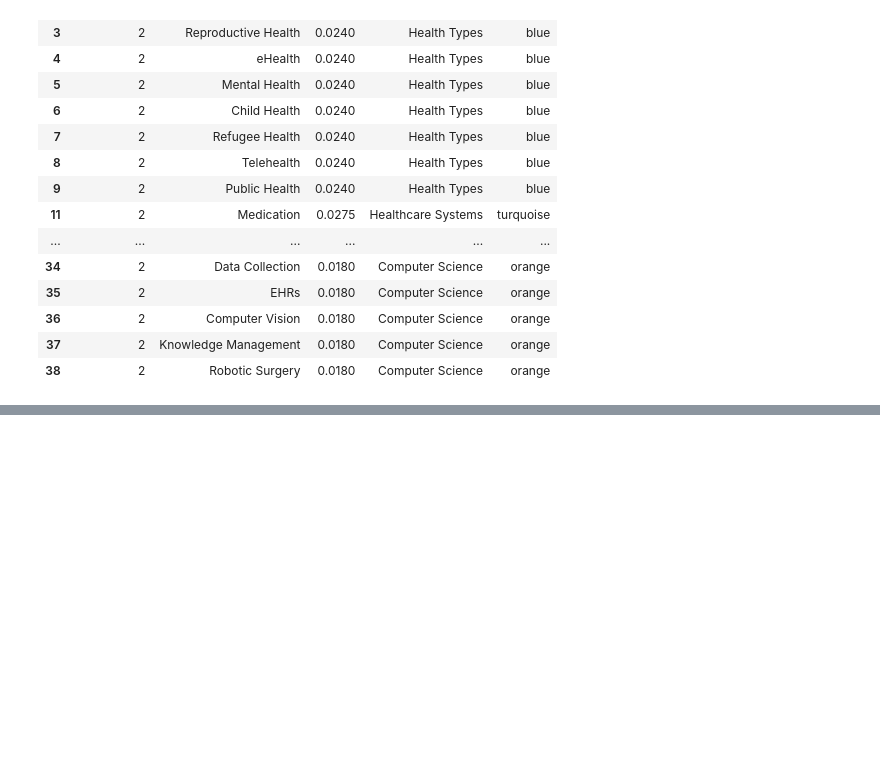
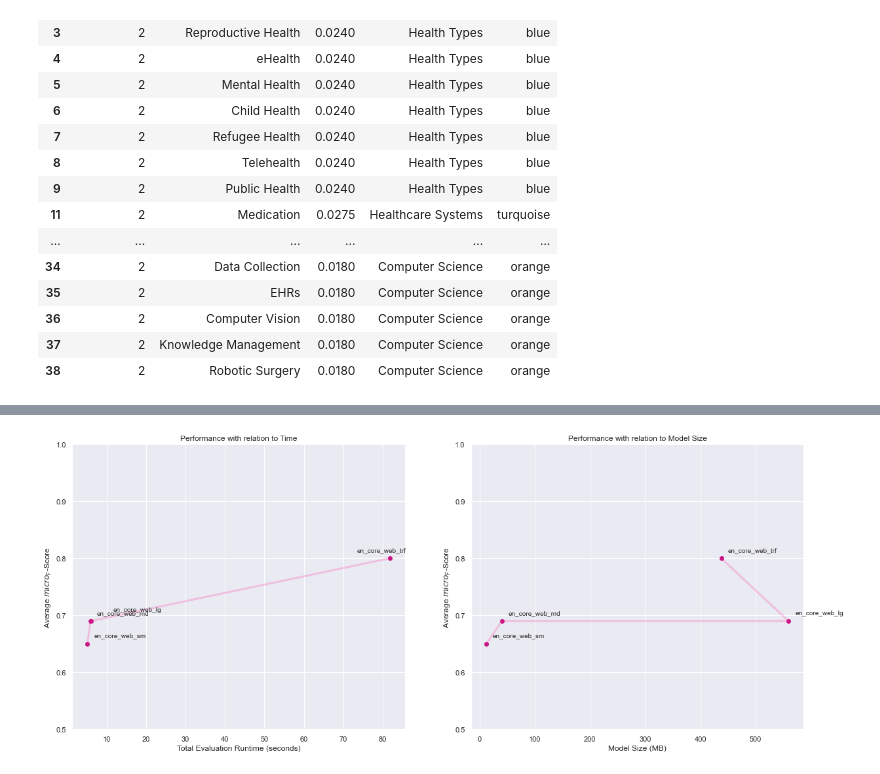
Before and after one commit to mrgeooo14/UNIGE-Master-Thesis, a Jupyter notebook: word2vec Tag Discovery/heatmap.ipynb, the cells around one changed output, grey strips where cells are left out. Saved outputs shown, nothing was run; the diff lists cells and outputs as text; code cells hidden in the pictures; blank space fills up the shorter version.

```diff
--- a/word2vec Tag Discovery/heatmap.ipynb
+++ b/word2vec Tag Discovery/heatmap.ipynb
@@ -77,0 +98,44 @@ plt.show()
+# %%
+x = [5.1007, 5.8665, 5.9935, 81.7565]
+x_size = [12, 40, 560, 438]
+org = [0.69, 0.72, 0.72, 0.81]
+gpe = [0.74, 0.79, 0.79, 0.80]
+recall = [0.66, 0.68, 0.68, 0.80]
+f_score = [0.65, 0.69, 0.69, 0.80]
+
+annotations = ['en_core_web_sm', 'en_core_web_md', 'en_core_web_lg', 'en_core_web_trf']
+
+
+fig, axs = plt.subplots(nrows = 1, ncols = 2, figsize=(20, 8))
+
+axs[0].scatter(x, f_score, color = 'mediumvioletred')
+axs[0].plot(x, f_score, linewidth = 3, alpha = 0.2, color = 'deeppink')
+axs[0].set_title('Performance with relation to Time')
+axs[0].set_xlabel('Total Evaluation Runtime (seconds)')
+axs[0].set_ylabel(r'Average $micro_F$-Score')
+axs[0].set_ylim(0.5, 1.0)
+
+axs[1].scatter(x_size, f_score, color = 'mediumvioletred')
+axs[1].plot(x_size, f_score, linewidth = 3, alpha = 0.2, color = 'deeppink')
+axs[1].set_title('Performance with relation to Model Size')
+axs[1].set_xlabel('Model Size (MB)')
+axs[1].set_ylabel(r'Average $micro_F$-Score')
+axs[1].set_ylim(0.5, 1.0)
+
+
+for i, txt in enumerate(annotations):
+    # plt.annotate(txt, (x[i], org[i]), xytext=(10, 10), textcoords='offset points', fontsize=10)
+    if txt == "en_core_web_lg":
+        axs[0].annotate(txt, (x[i] + 4, f_score[i] + 0.006), xytext=(10, 10), textcoords='offset points', fontsize=10)
+    elif txt == "en_core_web_trf":
+        axs[0].annotate(txt, (x[i] - 10, f_score[i]), xytext=(10, 10), textcoords='offset points', fontsize=10)
+    else:
+        axs[0].annotate(txt, (x[i], f_score[i]), xytext=(10, 10), textcoords='offset points', fontsize=10)
+
+for i, txt in enumerate(annotations):
+    axs[1].annotate(txt, (x_size[i], f_score[i]), xytext=(10, 10), textcoords='offset points', fontsize=10)
+
+
+plt.show()
+# %% [output]
+[figure, added]
```
Also changed, not shown: parts of 4 cells of this notebook, 4 other files.
